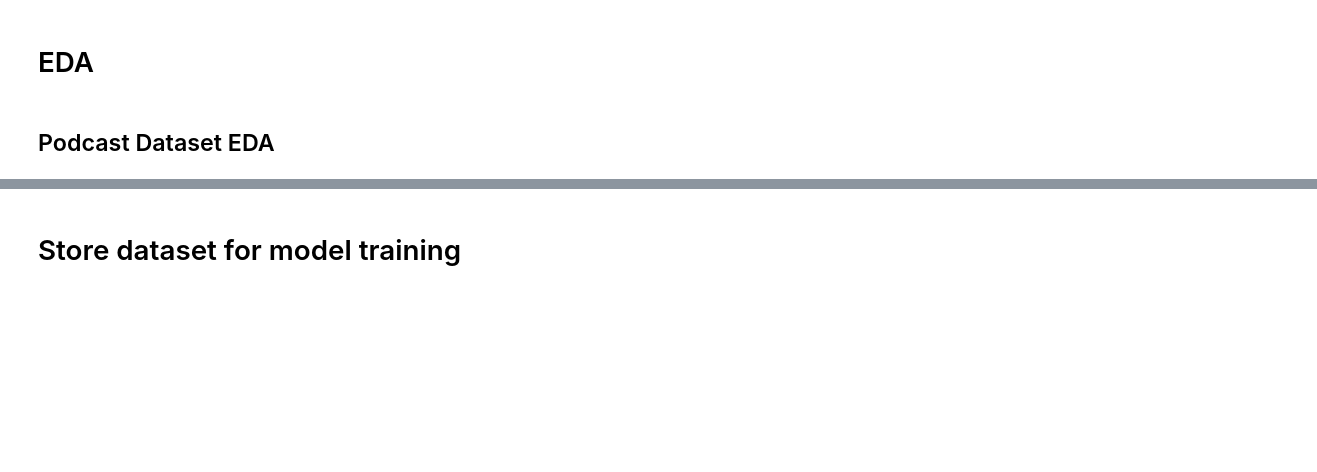
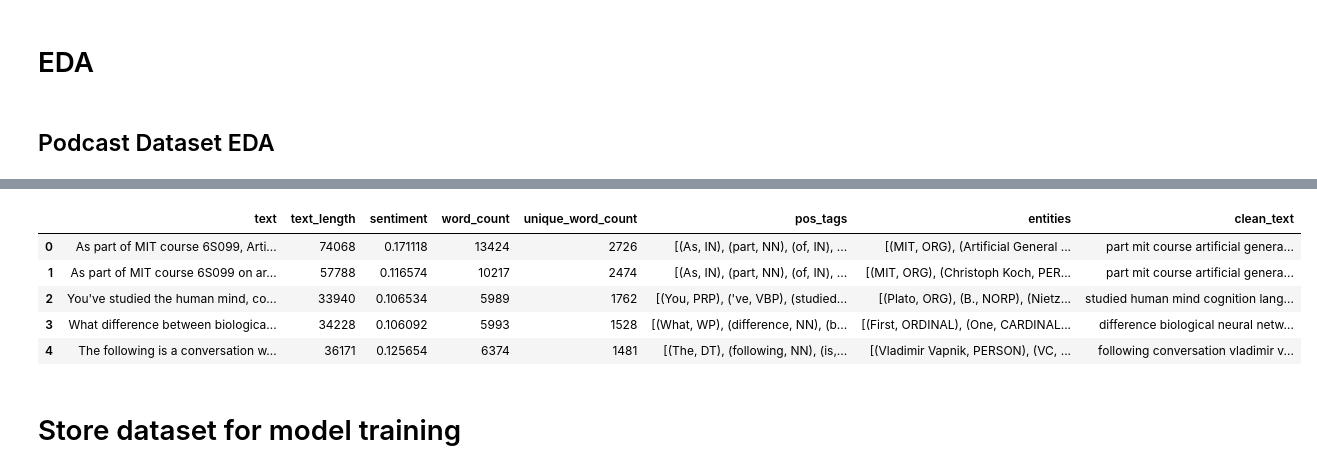
Before and after one commit to p-parks/AAI-590_Capstone, a Jupyter notebook: 1_DatasetAndEDA.ipynb, the cells around one changed output, grey strips where cells are left out. Saved outputs shown, nothing was run; the diff lists cells and outputs as text; code cells hidden in the pictures; blank space fills up the shorter version.

```diff
--- a/1_DatasetAndEDA.ipynb
+++ b/1_DatasetAndEDA.ipynb
@@ -320,0 +315,30 @@ draw_word_cloud(podcast_df['text'], 'Podcast Word Cloud')
+# %%
+import nltk
+import nltk.corpus
+from nltk.tokenize import word_tokenize, sent_tokenize
+from nltk.corpus import stopwords
+
+# Download necessary NLTK data
+nltk.download('punkt')
+nltk.download('stopwords')
+
+def preprocess_text(text):
+    # Tokenize the text
+    tokens = word_tokenize(text)
+
+    # Convert the tokens to lowercase
+    tokens = [word.lower() for word in tokens]
+
+    # Remove punctuation and numbers
+    words = [word for word in tokens if word.isalpha()]
+
+    # Filter out stopwords
+    stop_words = set(stopwords.words('english'))
+    words = [word for word in words if not word in stop_words]
+
+    # Join the words back into a single string
+    text = ' '.join(words)
+
+    return text
+
+podcast_df['clean_text'] = podcast_df['text'].apply(preprocess_text)
@@ -321,3 +351,12 @@ draw_word_cloud(podcast_df['text'], 'Podcast Word Cloud')
+# %%
+podcast_df.head()
+# %% [output]
+|  | text | text_length | sentiment | word_count | unique_word_count | pos_tags | entities | clean_text |
+| 0 | As part of MIT course 6S099, Arti... | 74068 | 0.171118 | 13424 | 2726 | [(As, IN), (part, NN), (of, IN), ... | [(MIT, ORG), (Artificial General ... | part mit course artificial genera... |
+| 1 | As part of MIT course 6S099 on ar... | 57788 | 0.116574 | 10217 | 2474 | [(As, IN), (part, NN), (of, IN), ... | [(MIT, ORG), (Christoph Koch, PER... | part mit course artificial genera... |
+| 2 | You've studied the human mind, co... | 33940 | 0.106534 | 5989 | 1762 | [(You, PRP), ('ve, VBP), (studied... | [(Plato, ORG), (B., NORP), (Nietz... | studied human mind cognition lang... |
+| 3 | What difference between biologica... | 34228 | 0.106092 | 5993 | 1528 | [(What, WP), (difference, NN), (b... | [(First, ORDINAL), (One, CARDINAL... | difference biological neural netw... |
+| 4 | The following is a conversation w... | 36171 | 0.125654 | 6374 | 1481 | [(The, DT), (following, NN), (is,... | [(Vladimir Vapnik, PERSON), (VC, ... | following conversation vladimir v... |
 # %% [markdown]
 # Store dataset for model training
 # %%
```
Also changed, not shown: parts of 4 cells of this notebook, 6 other files.
